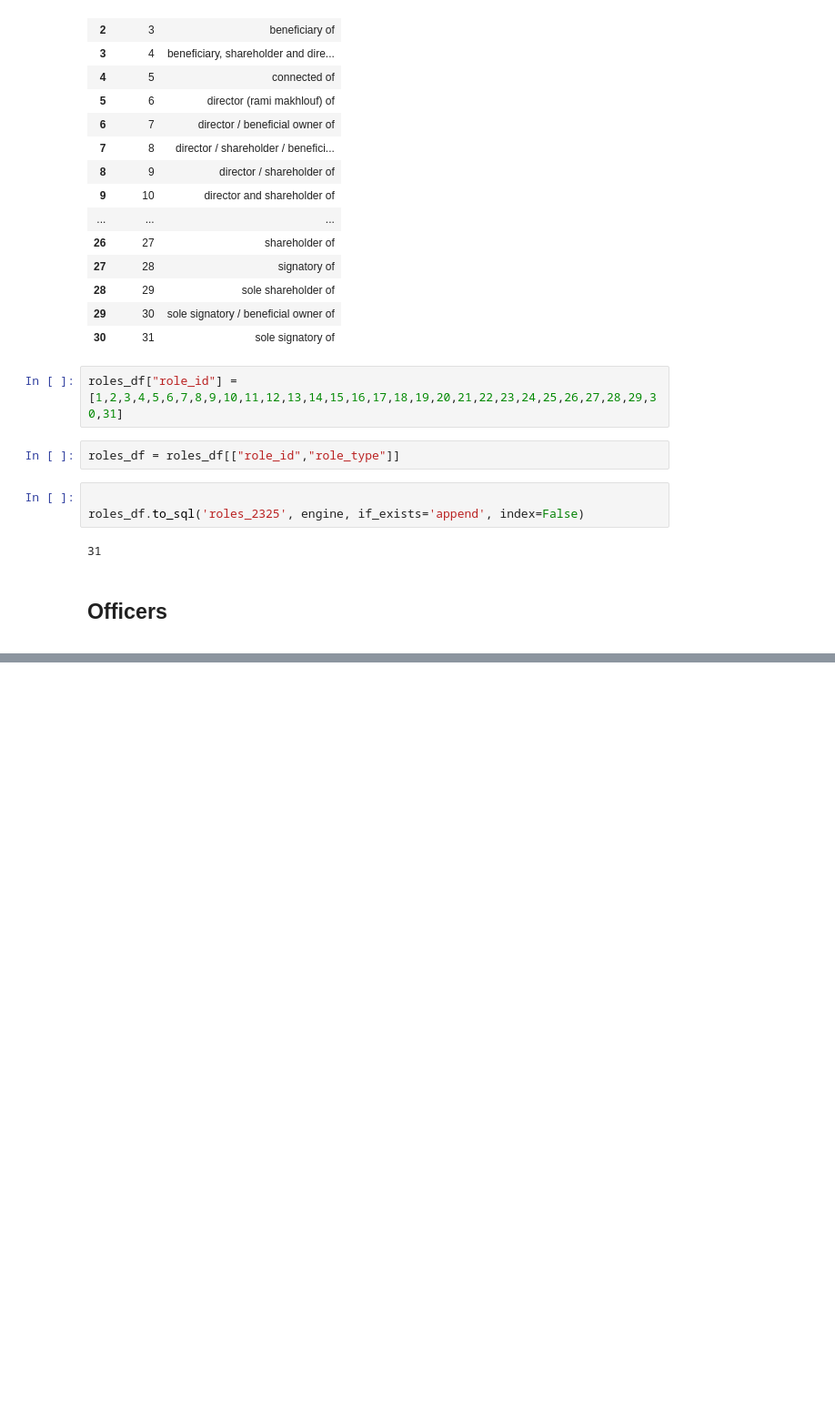
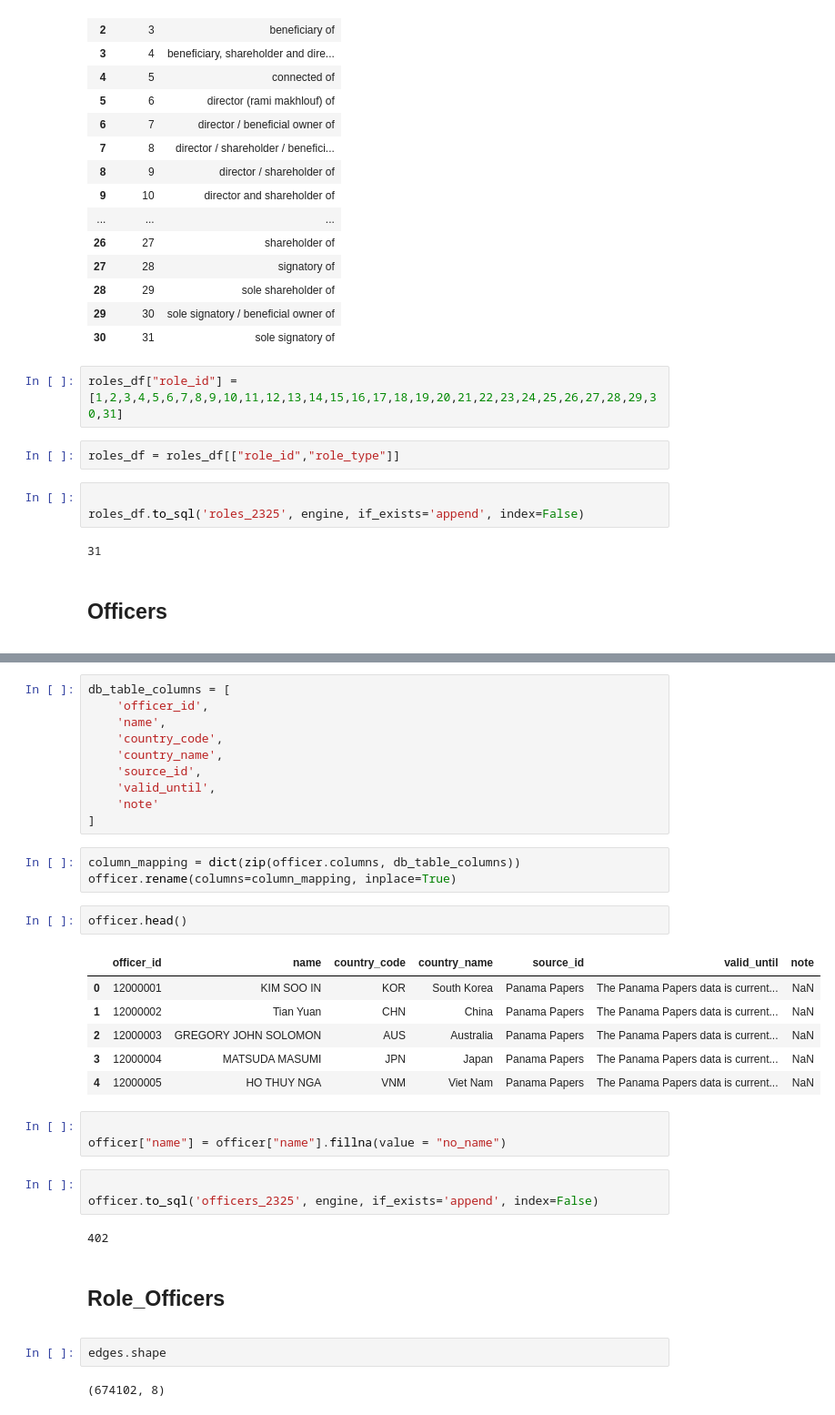
Before and after one commit to dimcel/Panama_papers_SQL, a Jupyter notebook: project.ipynb, the cells around one changed output, grey strips where cells are left out. Shown at 91% size. Saved outputs shown, nothing was run; the diff lists cells and outputs as text; blank space fills up the shorter version.

```diff
--- a/project.ipynb
+++ b/project.ipynb
@@ -555,0 +589,37 @@ roles_df.to_sql('roles_2325', engine, if_exists='append', index=False)
+# %%
+db_table_columns = [
+    'officer_id',
+    'name',
+    'country_code',
+    'country_name',
+    'source_id',
+    'valid_until',
+    'note'
+]
+# %%
+column_mapping = dict(zip(officer.columns, db_table_columns))
+officer.rename(columns=column_mapping, inplace=True)
+# %%
+officer.head()
+# %% [output]
+|  | officer_id | name | country_code | country_name | source_id | valid_until | note |
+| 0 | 12000001 | KIM SOO IN | KOR | South Korea | Panama Papers | The Panama Papers data is current... | NaN |
+| 1 | 12000002 | Tian Yuan | CHN | China | Panama Papers | The Panama Papers data is current... | NaN |
+| 2 | 12000003 | GREGORY JOHN SOLOMON | AUS | Australia | Panama Papers | The Panama Papers data is current... | NaN |
+| 3 | 12000004 | MATSUDA MASUMI | JPN | Japan | Panama Papers | The Panama Papers data is current... | NaN |
+| 4 | 12000005 | HO THUY NGA | VNM | Viet Nam | Panama Papers | The Panama Papers data is current... | NaN |
+# %%
+
+officer["name"] = officer["name"].fillna(value = "no_name")
+# %%
+
+officer.to_sql('officers_2325', engine, if_exists='append', index=False)
+# %% [output]
+402
+# %% [markdown]
+
+<bold><h2>Role_Officers</h2></bold>
+# %%
+edges.shape
+# %% [output]
+(674102, 8)
```
Also changed, not shown: parts of 14 cells of this notebook, 1 other file.
